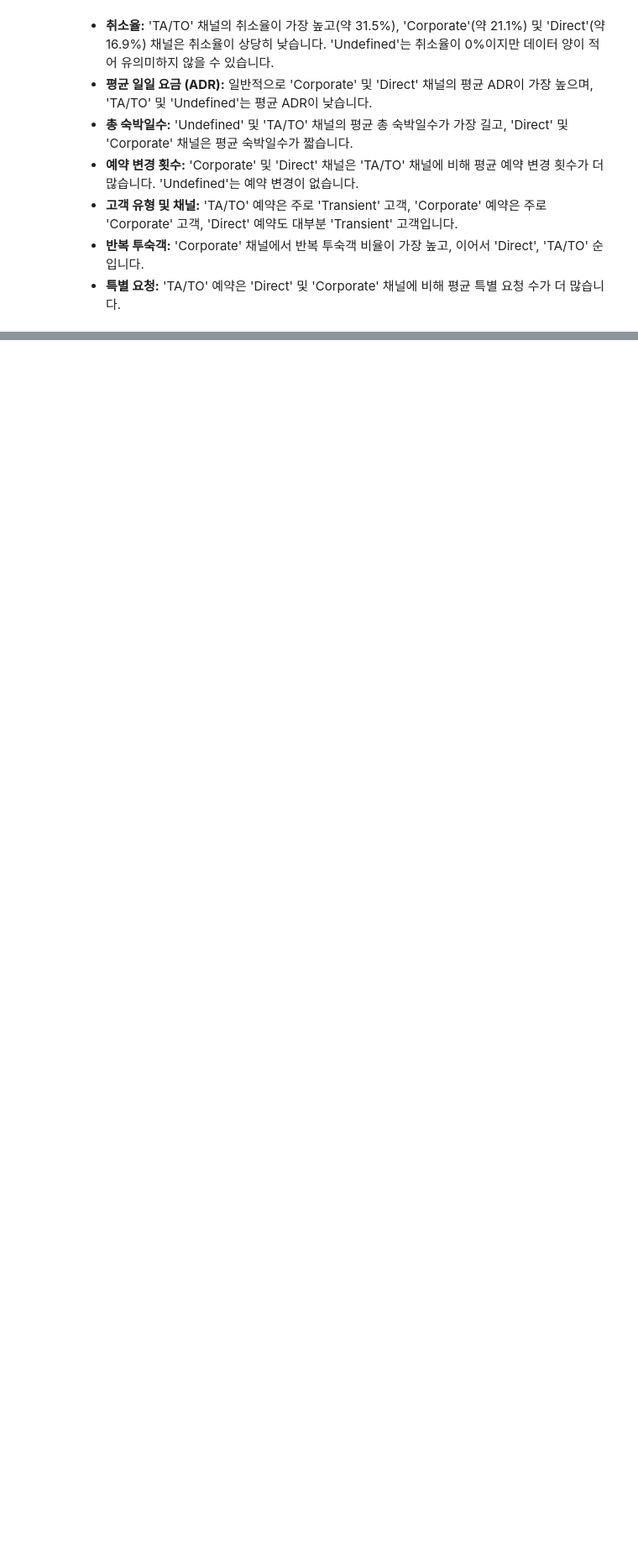
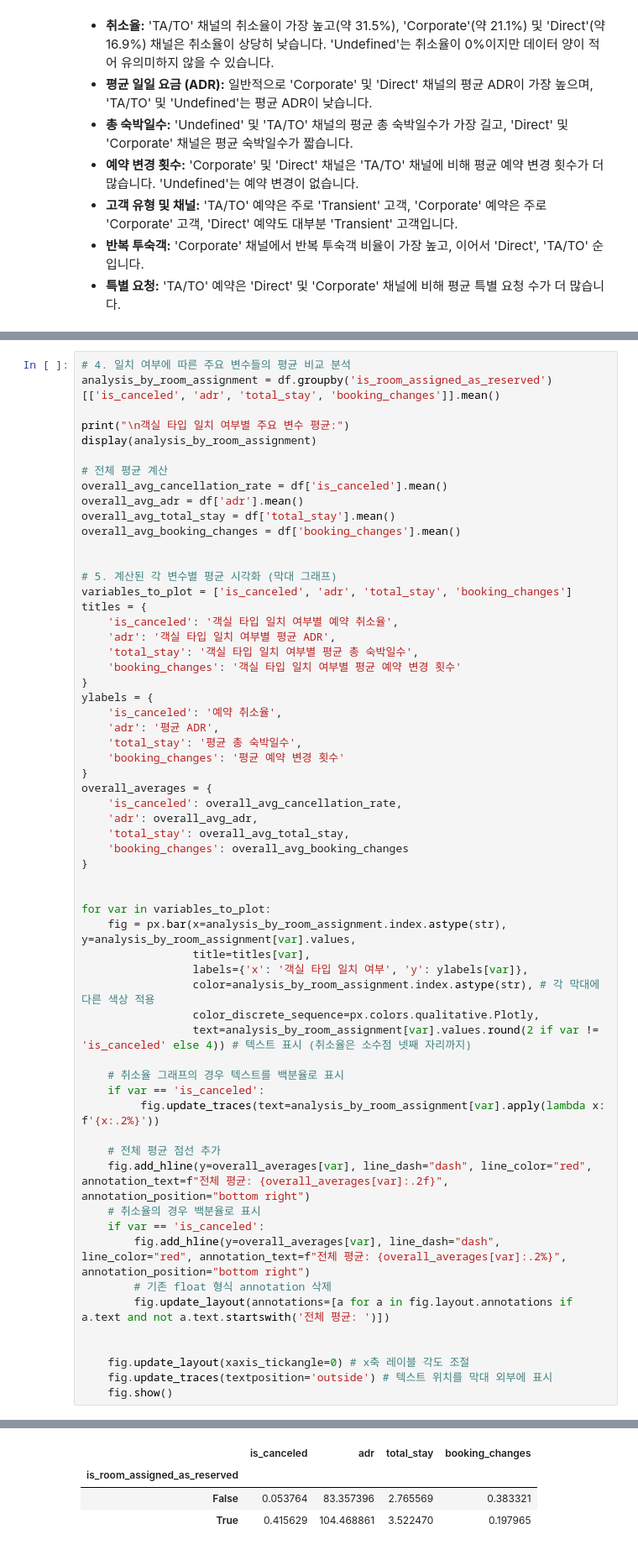
Before and after one commit to otto-Choi/Project-hotel_booking, a Jupyter notebook: notebooks/01_eda_customer_type.ipynb, the cells around one changed output, grey strips where cells are left out. Shown at 84% size. Cells and saved outputs as stored; diff of their text form; blank space fills up the shorter version.

```diff
--- a/notebooks/01_eda_customer_type.ipynb
+++ b/notebooks/01_eda_customer_type.ipynb
@@ -790,0 +822,61 @@ Name: total_of_special_requests, dtype: float64
+# %%
+# 4. 일치 여부에 따른 주요 변수들의 평균 비교 분석
+analysis_by_room_assignment = df.groupby('is_room_assigned_as_reserved')[['is_canceled', 'adr', 'total_stay', 'booking_changes']].mean()
+
+print("\n객실 타입 일치 여부별 주요 변수 평균:")
+display(analysis_by_room_assignment)
+
+# 전체 평균 계산
+overall_avg_cancellation_rate = df['is_canceled'].mean()
+overall_avg_adr = df['adr'].mean()
+overall_avg_total_stay = df['total_stay'].mean()
+overall_avg_booking_changes = df['booking_changes'].mean()
+
+
+# 5. 계산된 각 변수별 평균 시각화 (막대 그래프)
+variables_to_plot = ['is_canceled', 'adr', 'total_stay', 'booking_changes']
+titles = {
+    'is_canceled': '객실 타입 일치 여부별 예약 취소율',
+    'adr': '객실 타입 일치 여부별 평균 ADR',
+    'total_stay': '객실 타입 일치 여부별 평균 총 숙박일수',
+    'booking_changes': '객실 타입 일치 여부별 평균 예약 변경 횟수'
+}
+ylabels = {
+    'is_canceled': '예약 취소율',
+    'adr': '평균 ADR',
+    'total_stay': '평균 총 숙박일수',
+    'booking_changes': '평균 예약 변경 횟수'
+}
+overall_averages = {
+    'is_canceled': overall_avg_cancellation_rate,
+    'adr': overall_avg_adr,
+    'total_stay': overall_avg_total_stay,
+    'booking_changes': overall_avg_booking_changes
+}
+
+
+for var in variables_to_plot:
+    fig = px.bar(x=analysis_by_room_assignment.index.astype(str), y=analysis_by_room_assignment[var].values,
+                 title=titles[var],
+                 labels={'x': '객실 타입 일치 여부', 'y': ylabels[var]},
+                 color=analysis_by_room_assignment.index.astype(str), # 각 막대에 다른 색상 적용
+                 color_discrete_sequence=px.colors.qualitative.Plotly,
+                 text=analysis_by_room_assignment[var].values.round(2 if var != 'is_canceled' else 4)) # 텍스트 표시 (취소율은 소수점 넷째 자리까지)
+
+    # 취소율 그래프의 경우 텍스트를 백분율로 표시
+    if var == 'is_canceled':
+         fig.update_traces(text=analysis_by_room_assignment[var].apply(lambda x: f'{x:.2%}'))
+
+    # 전체 평균 점선 추가
+    fig.add_hline(y=overall_averages[var], line_dash="dash", line_color="red", annotation_text=f"전체 평균: {overall_averages[var]:.2f}", annotation_position="bottom right")
+    # 취소율의 경우 백분율로 표시
+    if var == 'is_canceled':
+        fig.add_hline(y=overall_averages[var], line_dash="dash", line_color="red", annotation_text=f"전체 평균: {overall_averages[var]:.2%}", annotation_position="bottom right")
+        # 기존 float 형식 annotation 삭제
+        fig.update_layout(annotations=[a for a in fig.layout.annotations if a.text and not a.text.startswith('전체 평균: ')])
+
+
+    fig.update_layout(xaxis_tickangle=0) # x축 레이블 각도 조절
+    fig.update_traces(textposition='outside') # 텍스트 위치를 막대 외부에 표시
+    fig.show()
+# %% [output]
@@ -790,0 +884,4 @@ Name: total_of_special_requests, dtype: float64
+|  | is_canceled | adr | total_stay | booking_changes |
+| is_room_assigned_as_reserved |  |  |  |  |
+| False | 0.053764 | 83.357396 | 2.765569 | 0.383321 |
+| True | 0.415629 | 104.468861 | 3.522470 | 0.197965 |
```
Also changed, not shown: parts of 17 cells of this notebook.
